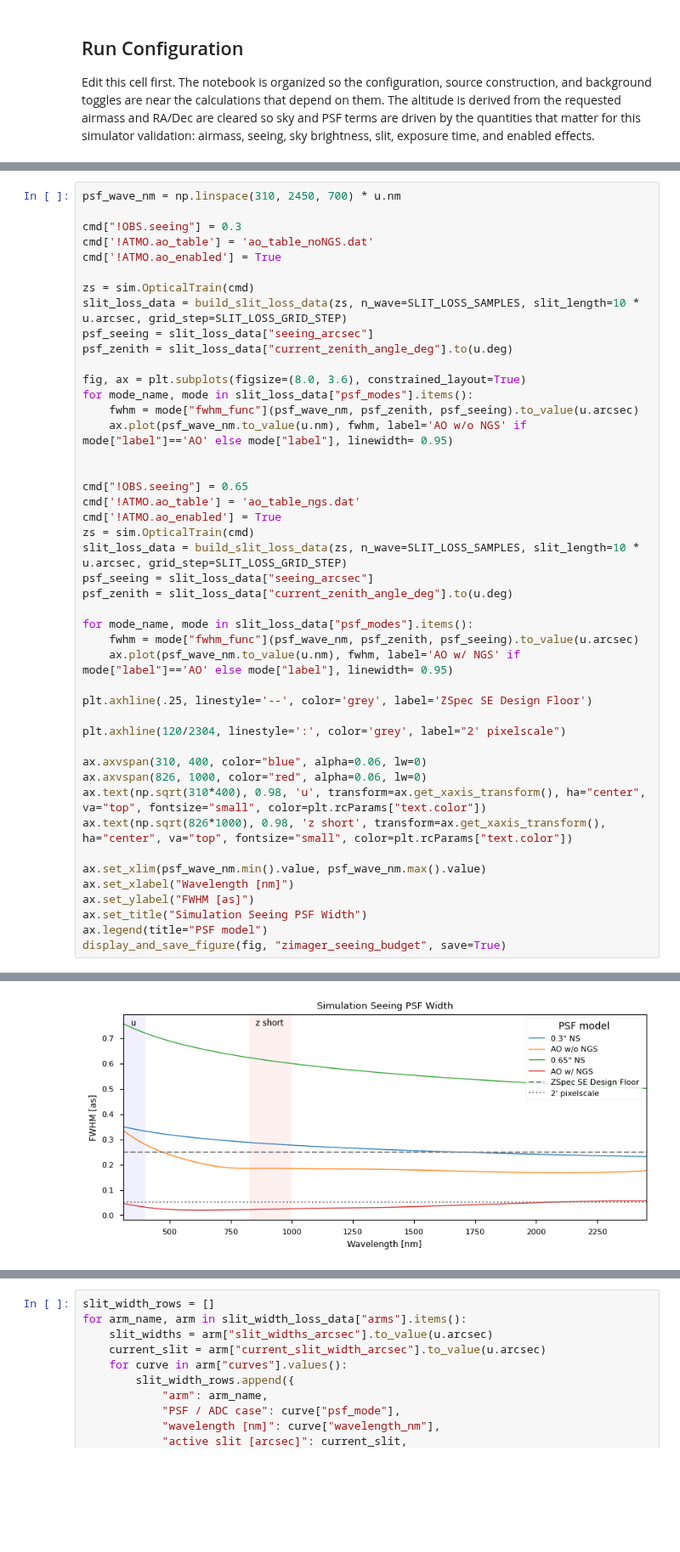
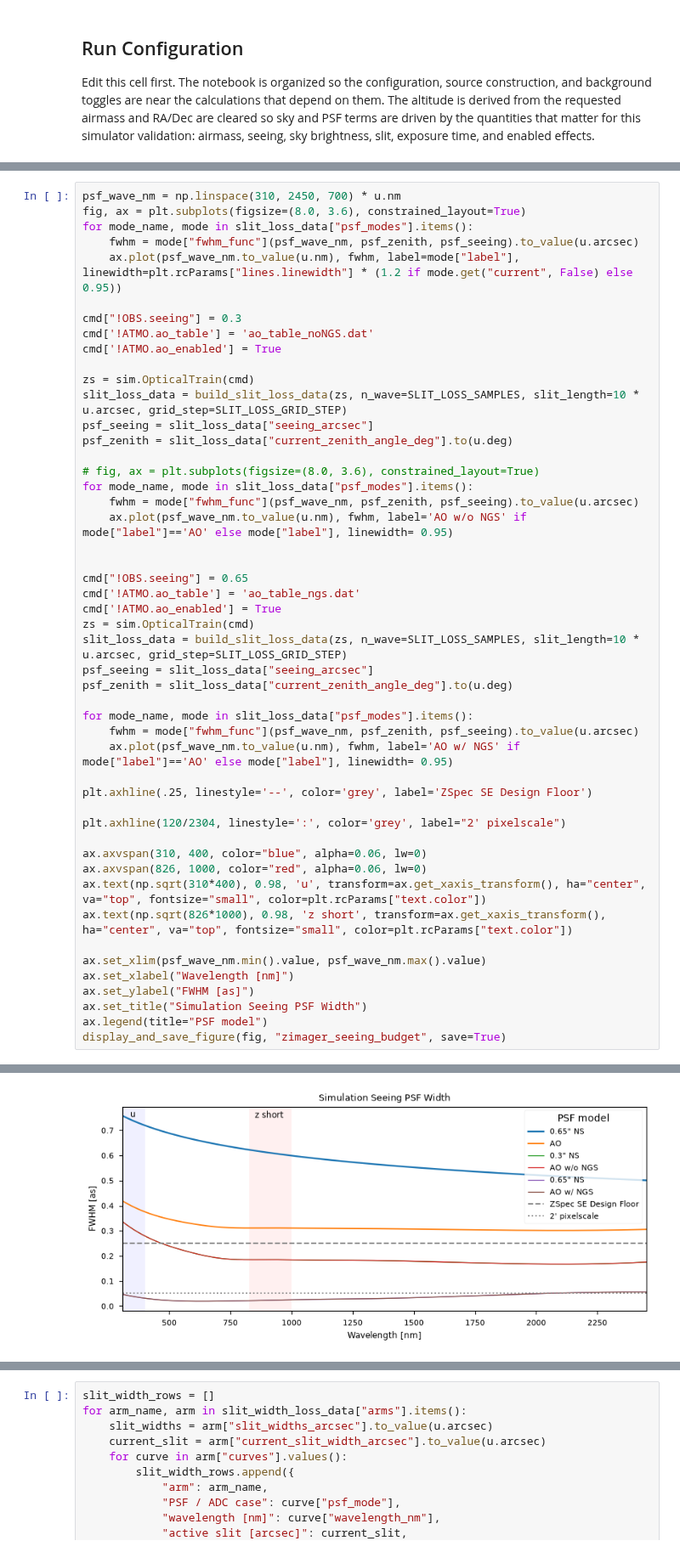
Before and after one commit to CaltechOpticalObservatories/zs-scopesim, a Jupyter notebook: notebooks/zshooter_zimager_diq.ipynb, the cells around one changed output, grey strips where cells are left out. Shown at 85% size. Cells and saved outputs as stored; diff of their text form; blank space fills up the shorter version.

```diff
--- a/notebooks/zshooter_zimager_diq.ipynb
+++ b/notebooks/zshooter_zimager_diq.ipynb
@@ -251,5 +227,9 @@ PosixPath('/Users/jibailey/src/zs-scopesim/notebooks/spie2026/natural_ao_psf_fwh
 # %%
 psf_wave_nm = np.linspace(310, 2450, 700) * u.nm
+fig, ax = plt.subplots(figsize=(8.0, 3.6), constrained_layout=True)
+for mode_name, mode in slit_loss_data["psf_modes"].items():
+    fwhm = mode["fwhm_func"](psf_wave_nm, psf_zenith, psf_seeing).to_value(u.arcsec)
+    ax.plot(psf_wave_nm.to_value(u.nm), fwhm, label=mode["label"], linewidth=plt.rcParams["lines.linewidth"] * (1.2 if mode.get("current", False) else 0.95))
 
 cmd["!OBS.seeing"] = 0.3
 cmd['!ATMO.ao_table'] = 'ao_table_noNGS.dat'
@@ -260,7 +240,7 @@ slit_loss_data = build_slit_loss_data(zs, n_wave=SLIT_LOSS_SAMPLES, slit_length=
 psf_seeing = slit_loss_data["seeing_arcsec"]
 psf_zenith = slit_loss_data["current_zenith_angle_deg"].to(u.deg)
 
-fig, ax = plt.subplots(figsize=(8.0, 3.6), constrained_layout=True)
+# fig, ax = plt.subplots(figsize=(8.0, 3.6), constrained_layout=True)
 for mode_name, mode in slit_loss_data["psf_modes"].items():
     fwhm = mode["fwhm_func"](psf_wave_nm, psf_zenith, psf_seeing).to_value(u.arcsec)
     ax.plot(psf_wave_nm.to_value(u.nm), fwhm, label='AO w/o NGS' if mode["label"]=='AO' else mode["label"], linewidth= 0.95)
@@ -309,4 +279,4 @@ astar.scopesim.utils - WARNING: Obstime is not after sunset!
-[figure, old version]
+[figure, new version]
 PosixPath('/Users/jibailey/src/zs-scopesim/notebooks/spie2026/zimager_seeing_budget.pdf')
 # %%
 slit_width_rows = []
```
Also changed, not shown: parts of 16 cells of this notebook.
